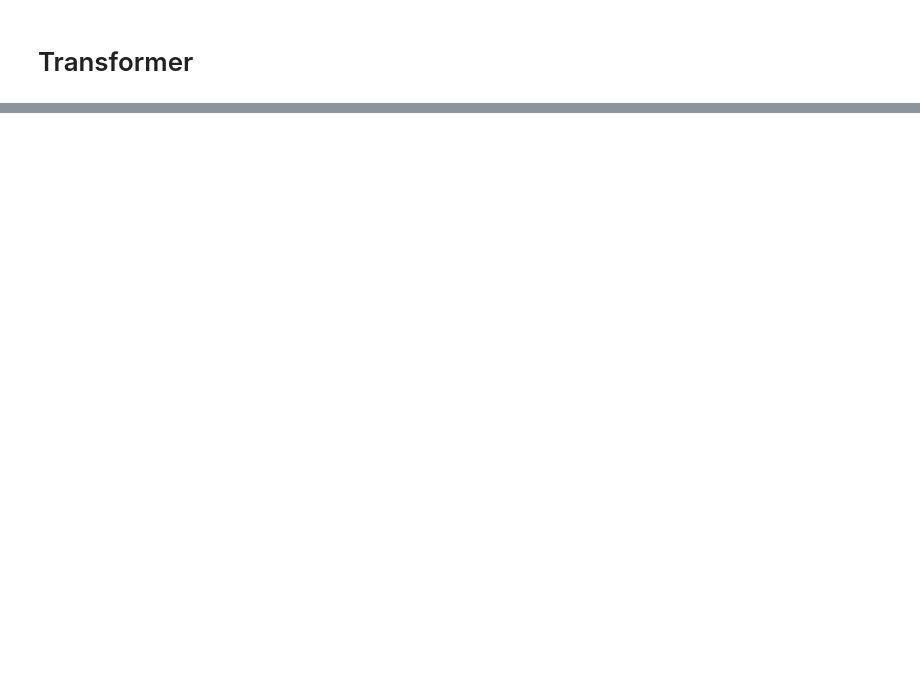
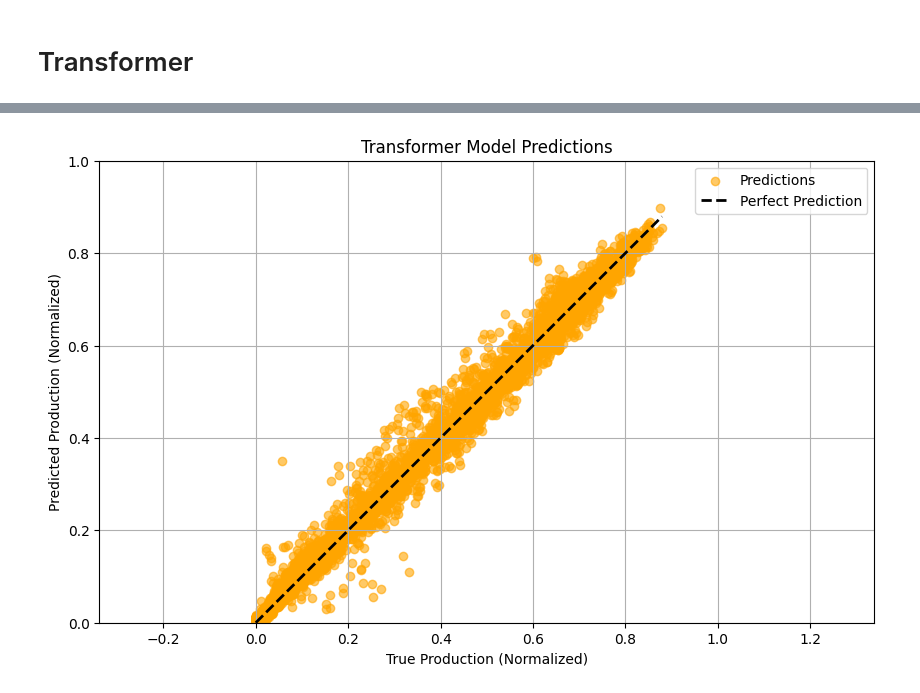
Before and after one commit to ShilpaSrinivasaReddy/PV_Forecasting_new, a Jupyter notebook: code.ipynb, the cells around one changed output, grey strips where cells are left out. Drawn from its saved outputs; the diff is of its cells as text; code cells hidden in the pictures; blank space fills up the shorter version.

Commit message:
Transformer

```diff
--- a/code.ipynb
+++ b/code.ipynb
@@ -1069,0 +1099,24 @@ print(f"R²: {r2_value:.2f}")
+# %%
+import matplotlib.pyplot as plt
+
+# Create a scatter plot
+plt.figure(figsize=(10, 6))
+
+# Scatter plot of true values vs predicted values
+plt.scatter(y_test_values, y_pred, color='orange', alpha=0.6, label='Predictions')
+
+# Add a reference line for perfect predictions
+plt.plot([min(y_test_values), max(y_test_values)], [min(y_test_values), max(y_test_values)], 'k--', lw=2, label='Perfect Prediction')
+
+# Add labels, title, and legend
+plt.xlabel('True Production (Normalized)')
+plt.ylabel('Predicted Production (Normalized)')
+plt.title('Transformer Model Predictions')
+plt.legend()
+plt.grid(True)  # Optional: add grid for better visibility
+plt.axis('equal')  # Make axes equal for better visual comparison
+plt.xlim(0, 1)  # Adjust limits based on your normalized data range
+plt.ylim(0, 1)  # Adjust limits based on your normalized data range
+plt.show()
+# %% [output]
+[figure, added]
```
Also changed, not shown: parts of 9 cells of this notebook.
